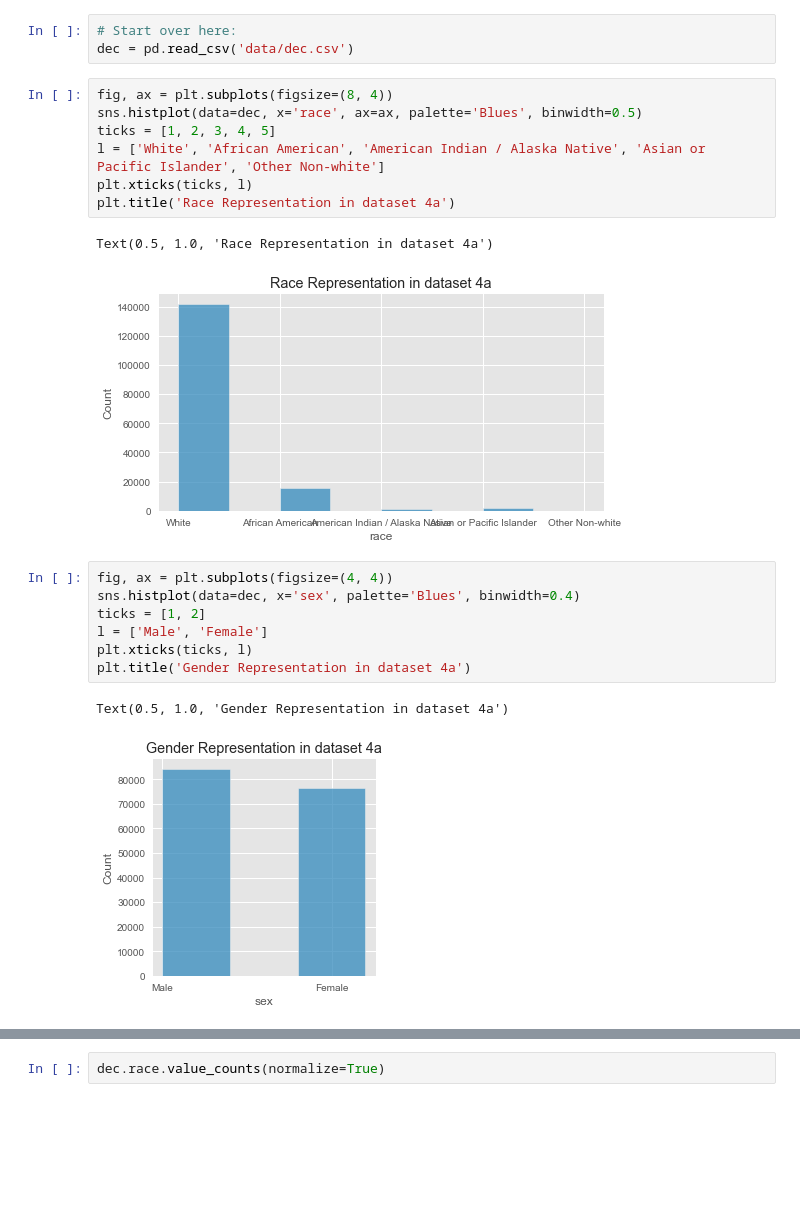
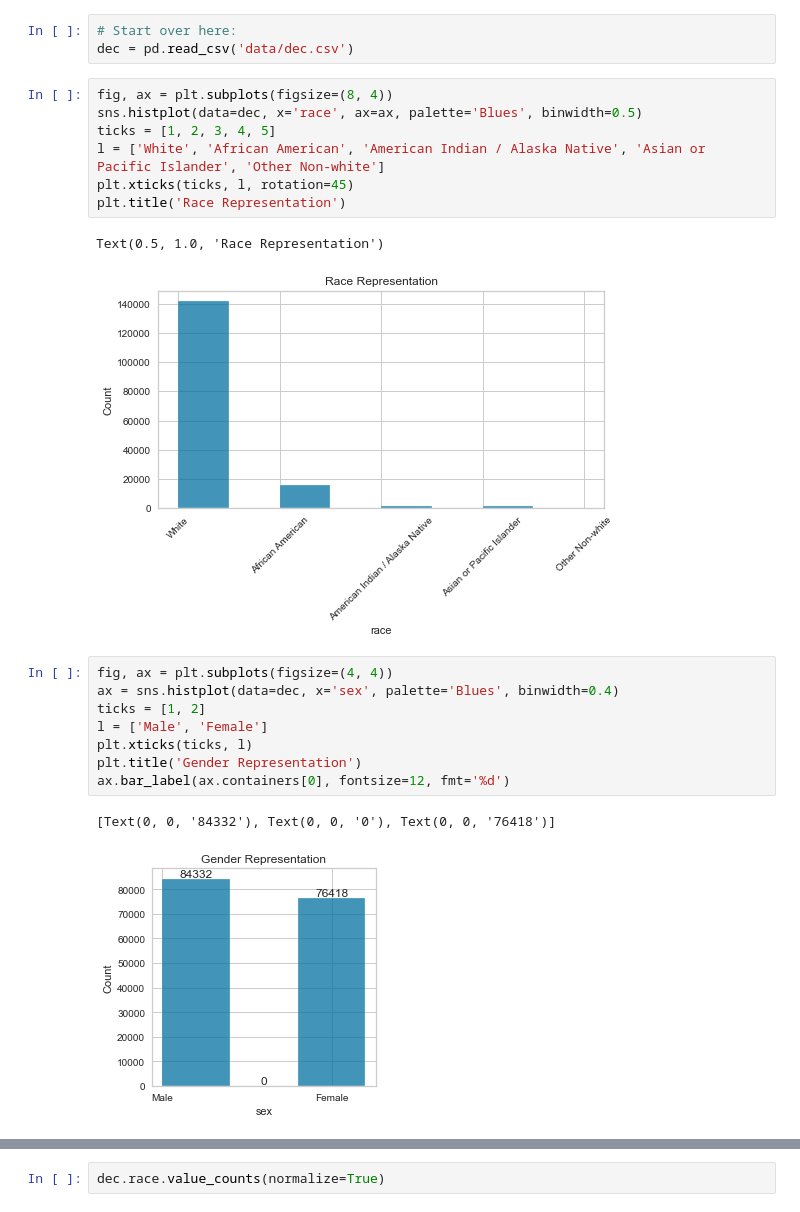
Before and after one commit to beckyepeters/life-expectancy-predictions, a Jupyter notebook: NLMS.ipynb, the cells around one changed output, grey strips where cells are left out. Drawn from its saved outputs; the diff is of its cells as text; blank space fills up the shorter version.

```diff
--- a/NLMS.ipynb
+++ b/NLMS.ipynb
@@ -211,21 +241,22 @@ dec = pd.read_csv('data/dec.csv')
 # %%
 fig, ax = plt.subplots(figsize=(8, 4))
 sns.histplot(data=dec, x='race', ax=ax, palette='Blues', binwidth=0.5)
 ticks = [1, 2, 3, 4, 5]
 l = ['White', 'African American', 'American Indian / Alaska Native', 'Asian or Pacific Islander', 'Other Non-white']
-plt.xticks(ticks, l)
-plt.title('Race Representation in dataset 4a')
+plt.xticks(ticks, l, rotation=45)
+plt.title('Race Representation')
 # %% [output]
-Text(0.5, 1.0, 'Race Representation in dataset 4a')
+Text(0.5, 1.0, 'Race Representation')
-[figure, old version]
+[figure, new version]
 # %%
 fig, ax = plt.subplots(figsize=(4, 4))
-sns.histplot(data=dec, x='sex', palette='Blues', binwidth=0.4)
+ax = sns.histplot(data=dec, x='sex', palette='Blues', binwidth=0.4)
 ticks = [1, 2]
 l = ['Male', 'Female']
 plt.xticks(ticks, l)
-plt.title('Gender Representation in dataset 4a')
+plt.title('Gender Representation')
+ax.bar_label(ax.containers[0], fontsize=12, fmt='%d')
 # %% [output]
-Text(0.5, 1.0, 'Gender Representation in dataset 4a')
+[Text(0, 0, '84332'), Text(0, 0, '0'), Text(0, 0, '76418')]
-[figure, old version]
+[figure, new version]
 # %%
```
Also changed, not shown: parts of 5 cells of this notebook, 13 other files.
